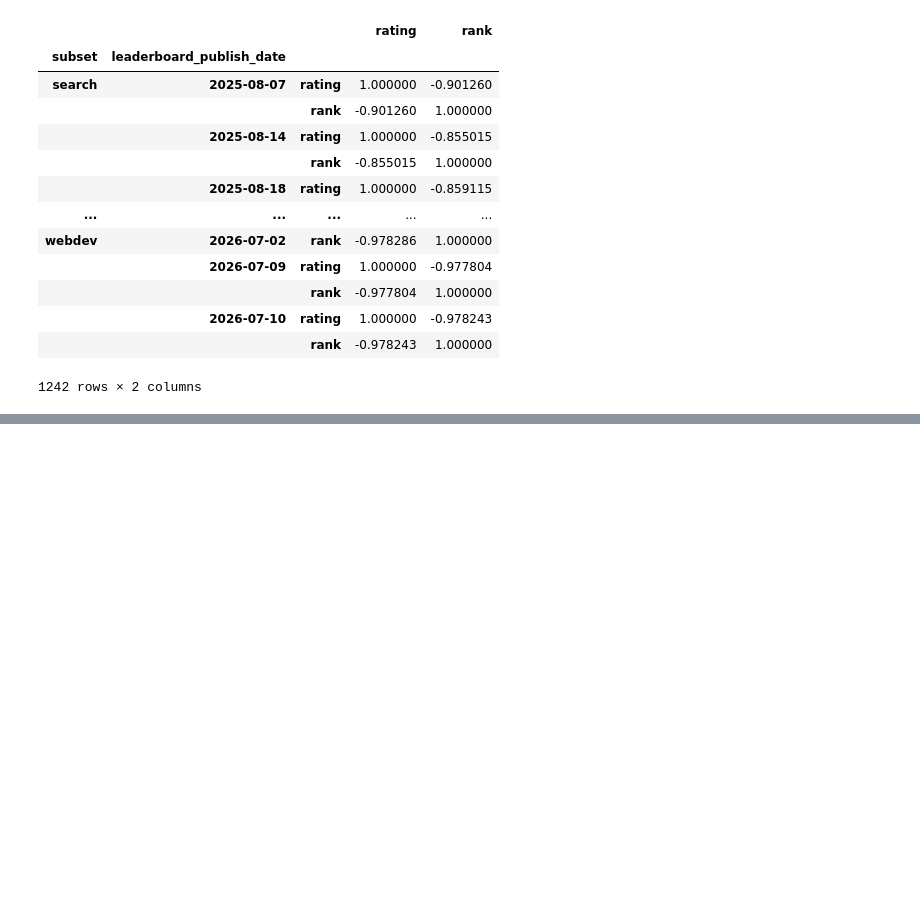
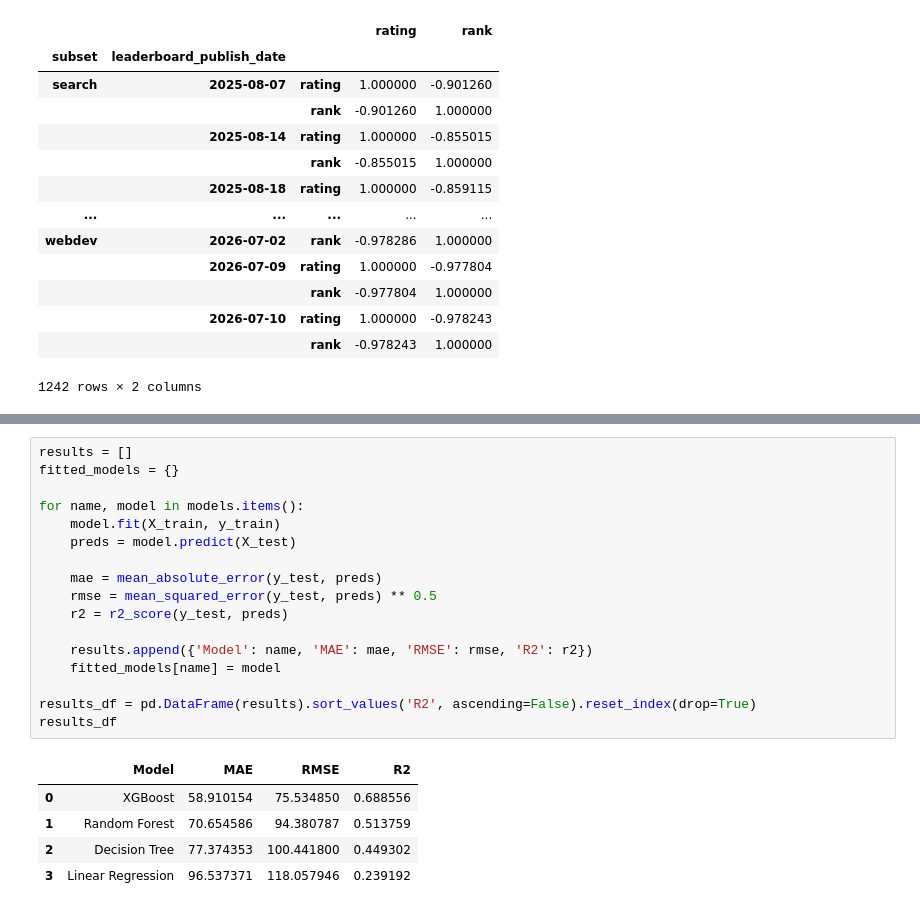
Before and after one commit to perrykollias-hub/LLM-ranking-regression, a Jupyter notebook: jupyter notebook.ipynb, the cells around one changed output, grey strips where cells are left out. Saved outputs shown, nothing was run; the diff lists cells and outputs as text; blank space fills up the shorter version.

```diff
--- a/jupyter notebook.ipynb
+++ b/jupyter notebook.ipynb
@@ -163,0 +222,23 @@ df.groupby(['subset', 'leaderboard_publish_date'])[['rating', 'rank']].corr()
+# %%
+results = []
+fitted_models = {}
+
+for name, model in models.items():
+    model.fit(X_train, y_train)
+    preds = model.predict(X_test)
+
+    mae = mean_absolute_error(y_test, preds)
+    rmse = mean_squared_error(y_test, preds) ** 0.5
+    r2 = r2_score(y_test, preds)
+
+    results.append({'Model': name, 'MAE': mae, 'RMSE': rmse, 'R2': r2})
+    fitted_models[name] = model
+
+results_df = pd.DataFrame(results).sort_values('R2', ascending=False).reset_index(drop=True)
+results_df
+# %% [output]
+|  | Model | MAE | RMSE | R2 |
+| 0 | XGBoost | 58.910154 | 75.534850 | 0.688556 |
+| 1 | Random Forest | 70.654586 | 94.380787 | 0.513759 |
+| 2 | Decision Tree | 77.374353 | 100.441800 | 0.449302 |
+| 3 | Linear Regression | 96.537371 | 118.057946 | 0.239192 |
```
Also changed, not shown: parts of 6 cells of this notebook.
